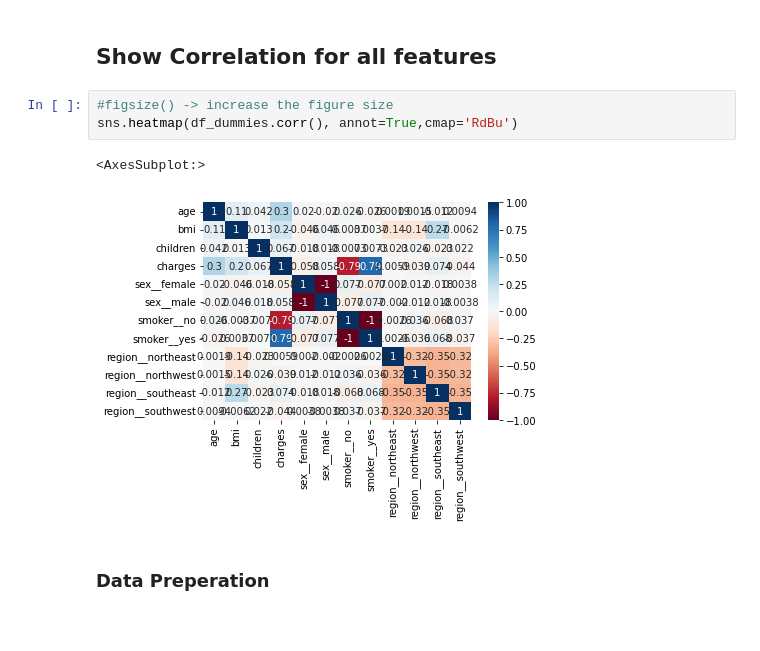
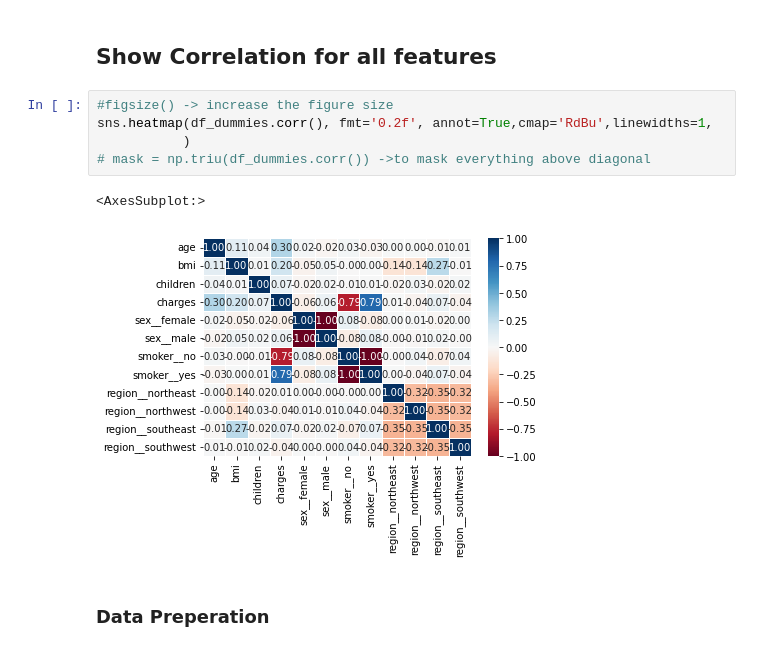
Before and after one commit to ParitoshPalSingh/Medical_Cost_Prediction_Project, a Jupyter notebook: Medical Cost Prediction PolynomialRegression.ipynb, the cells around one changed output. Drawn from its saved outputs; the diff is of its cells as text.

```diff
--- a/Medical Cost Prediction PolynomialRegression.ipynb
+++ b/Medical Cost Prediction PolynomialRegression.ipynb
@@ -213,10 +214,12 @@ df_dummies.head()
 ## Show Correlation for all features
 # %%
 #figsize() -> increase the figure size
-sns.heatmap(df_dummies.corr(), annot=True,cmap='RdBu')
+sns.heatmap(df_dummies.corr(), fmt='0.2f', annot=True,cmap='RdBu',linewidths=1,
+           )
+# mask = np.triu(df_dummies.corr()) ->to mask everything above diagonal
 # %% [output]
 <AxesSubplot:>
-[figure, old version]
+[figure, new version]
 # %% [markdown]
 ### Data Preperation
 # %%
```
Also changed, not shown: parts of 8 cells of this notebook.
